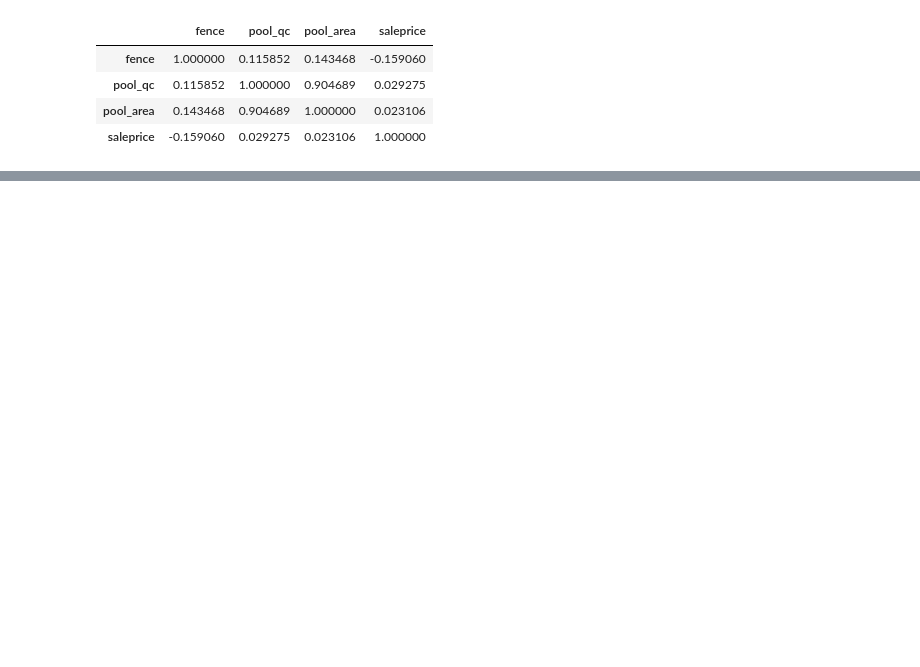
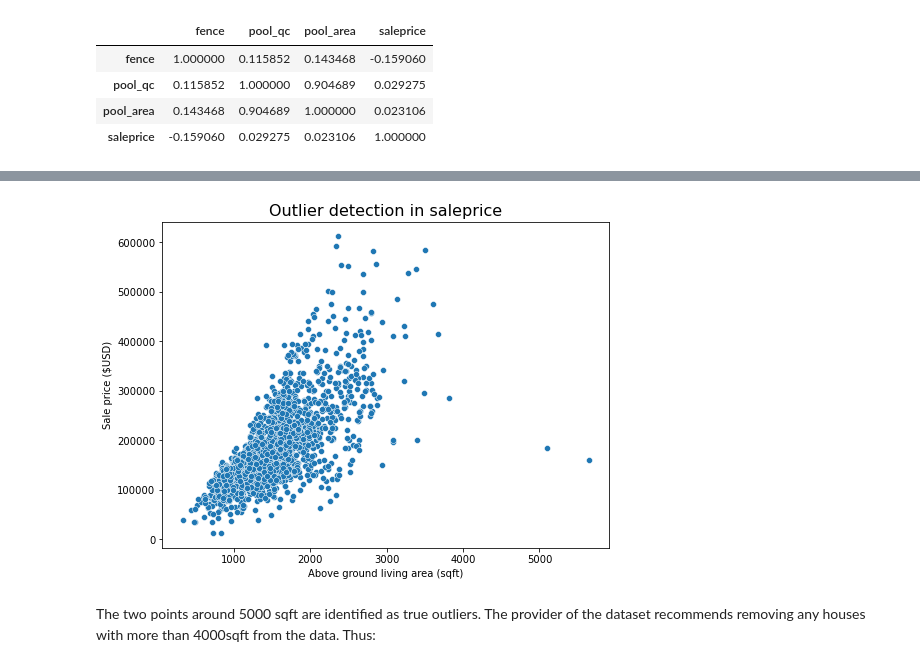
Before and after one commit to welcometohelen/firstkaggle_ames_housing, a Jupyter notebook: Project_2_firstmodel.ipynb, the cells around one changed output, grey strips where cells are left out. Saved outputs shown, nothing was run; the diff lists cells and outputs as text; code cells hidden in the pictures; blank space fills up the shorter version.

```diff
--- a/Project_2_firstmodel.ipynb
+++ b/Project_2_firstmodel.ipynb
@@ -269,0 +292,10 @@ Now that the nulls are clean, let's look at correlation.  First I will pull out
+# %%
+plt.figure(figsize=(8,6))
+sns.scatterplot(x='gr_liv_area',y='saleprice',data=ames);
+plt.xlabel('Above ground living area (sqft)')
+plt.ylabel('Sale price ($USD)')
+plt.title('Outlier detection in saleprice', size=16);
+# %% [output]
+[figure, added]
+# %% [markdown]
+The two points around 5000 sqft are identified as true outliers.  The provider of the dataset recommends removing any houses with more than 4000sqft from the data.  Thus:
```
Also changed, not shown: parts of 26 cells of this notebook.
